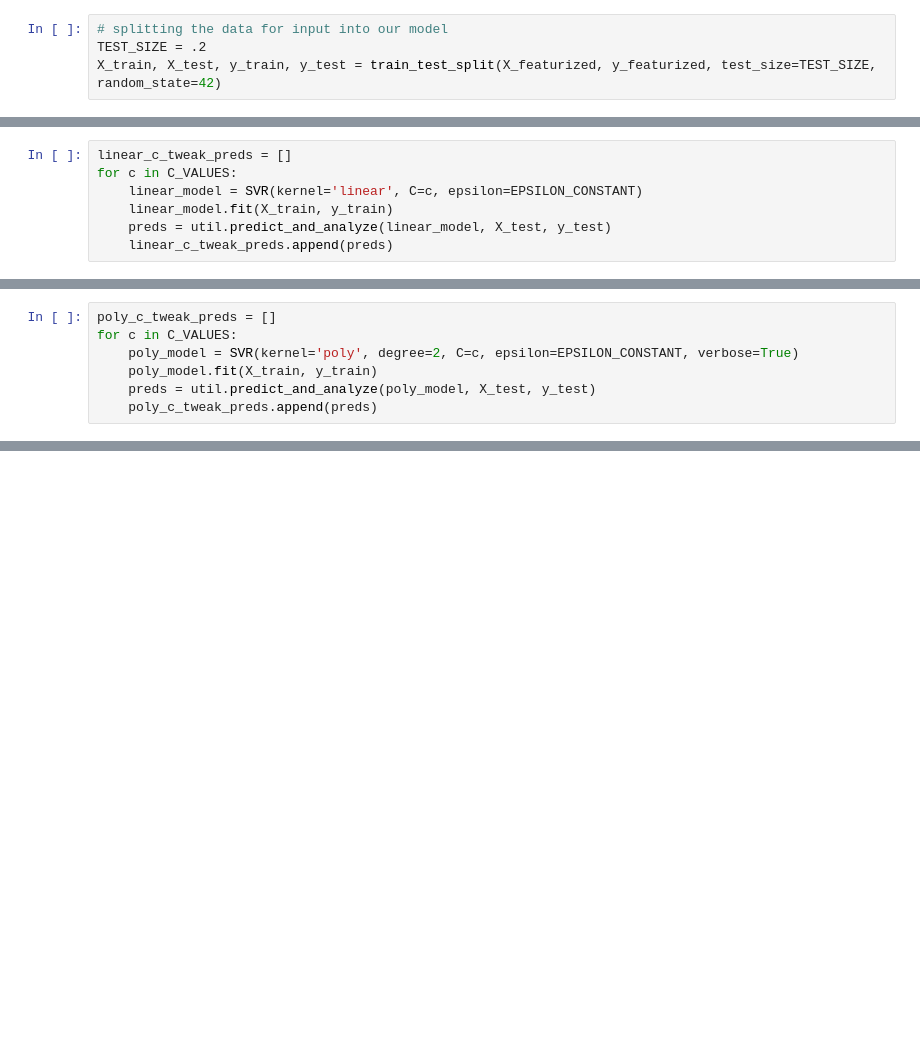
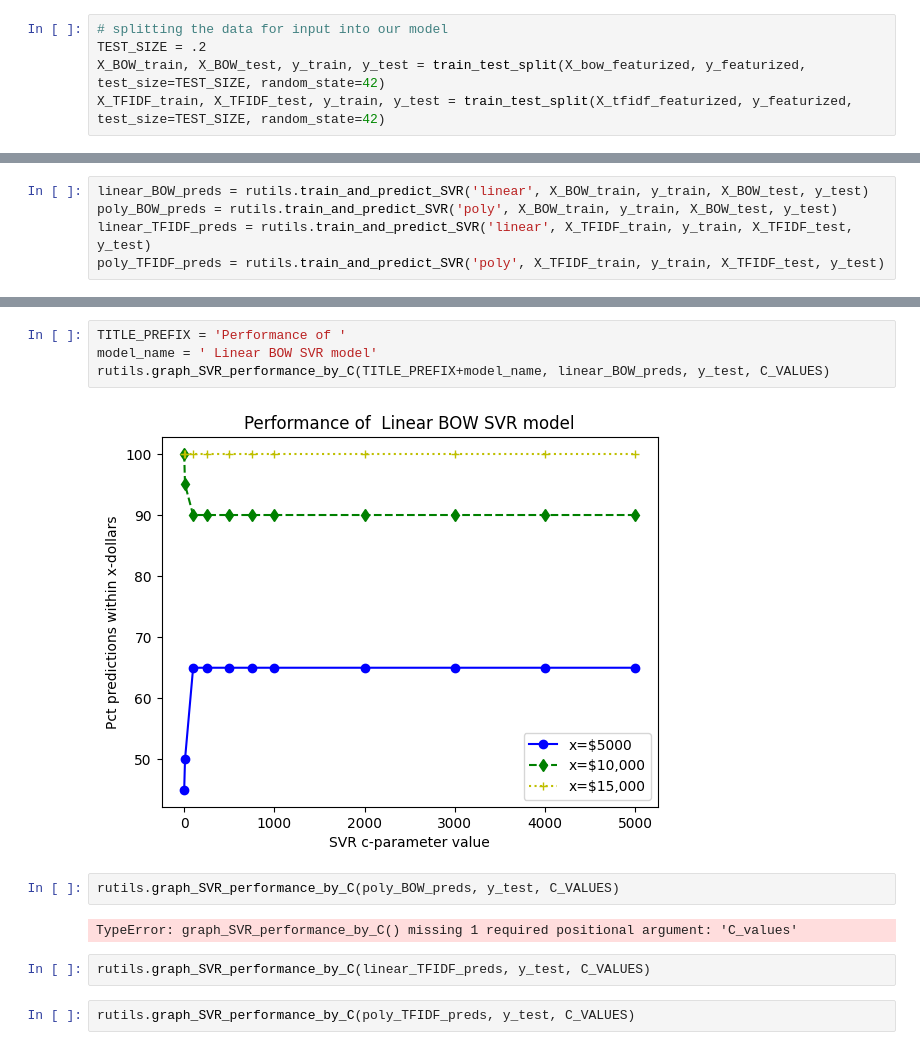
Before and after one commit to maxnbf/salary_prediction, a Jupyter notebook: svm_model.ipynb, the cells around one changed output, grey strips where cells are left out. Cells and saved outputs as stored; diff of their text form; blank space fills up the shorter version.

Commit message:
working more on the svm model

```diff
--- a/svm_model.ipynb
+++ b/svm_model.ipynb
@@ -28,5 +34,6 @@ y_featurized = y_col[0:SAMPLES]
 # %%
 # splitting the data for input into our model
 TEST_SIZE = .2
-X_train, X_test, y_train, y_test = train_test_split(X_featurized, y_featurized, test_size=TEST_SIZE, random_state=42)
+X_BOW_train, X_BOW_test, y_train, y_test = train_test_split(X_bow_featurized, y_featurized, test_size=TEST_SIZE, random_state=42)
+X_TFIDF_train, X_TFIDF_test, y_train, y_test = train_test_split(X_tfidf_featurized, y_featurized, test_size=TEST_SIZE, random_state=42)
 # %%
@@ -34,9 +41,2 @@ X_train, X_test, y_train, y_test = train_test_split(X_featurized, y_featurized,
 C_VALUES = [1, 10, 100, 250, 500, 750, 1000, 2000, 3000, 4000, 5000]
 EPSILON_CONSTANT = 1000
-# %%
-linear_c_tweak_preds = []
-for c in C_VALUES:
-    linear_model = SVR(kernel='linear', C=c, epsilon=EPSILON_CONSTANT)
-    linear_model.fit(X_train, y_train)
-    preds = util.predict_and_analyze(linear_model, X_test, y_test)
-    linear_c_tweak_preds.append(preds)
@@ -61,7 +42,0 @@ Percent of postings predicted within $10,000:  24.00
-# %%
-poly_c_tweak_preds = []
-for c in C_VALUES:
-    poly_model = SVR(kernel='poly', degree=2, C=c, epsilon=EPSILON_CONSTANT, verbose=True)
-    poly_model.fit(X_train, y_train)
-    preds = util.predict_and_analyze(poly_model, X_test, y_test)
-    poly_c_tweak_preds.append(preds)
@@ -123,0 +43,5 @@ plt.plot(C_VALUES, poly_ctweak_mae)
+# %%
+linear_BOW_preds = rutils.train_and_predict_SVR('linear', X_BOW_train, y_train, X_BOW_test, y_test)
+poly_BOW_preds = rutils.train_and_predict_SVR('poly', X_BOW_train, y_train, X_BOW_test, y_test)
+linear_TFIDF_preds = rutils.train_and_predict_SVR('linear', X_TFIDF_train, y_train, X_TFIDF_test, y_test)
+poly_TFIDF_preds = rutils.train_and_predict_SVR('poly', X_TFIDF_train, y_train, X_TFIDF_test, y_test)
@@ -123,0 +66,14 @@ plt.plot(C_VALUES, poly_ctweak_mae)
+# %%
+TITLE_PREFIX = 'Performance of '
+model_name = ' Linear BOW SVR model'
+rutils.graph_SVR_performance_by_C(TITLE_PREFIX+model_name, linear_BOW_preds, y_test, C_VALUES)
+# %% [output]
+[figure, added]
+# %%
+rutils.graph_SVR_performance_by_C(poly_BOW_preds, y_test, C_VALUES)
+# %% [output]
+TypeError: graph_SVR_performance_by_C() missing 1 required positional argument: 'C_values'
+# %%
+rutils.graph_SVR_performance_by_C(linear_TFIDF_preds, y_test, C_VALUES)
+# %%
+rutils.graph_SVR_performance_by_C(poly_TFIDF_preds, y_test, C_VALUES)
```
Also changed, not shown: parts of 13 cells of this notebook, 4 other files.
